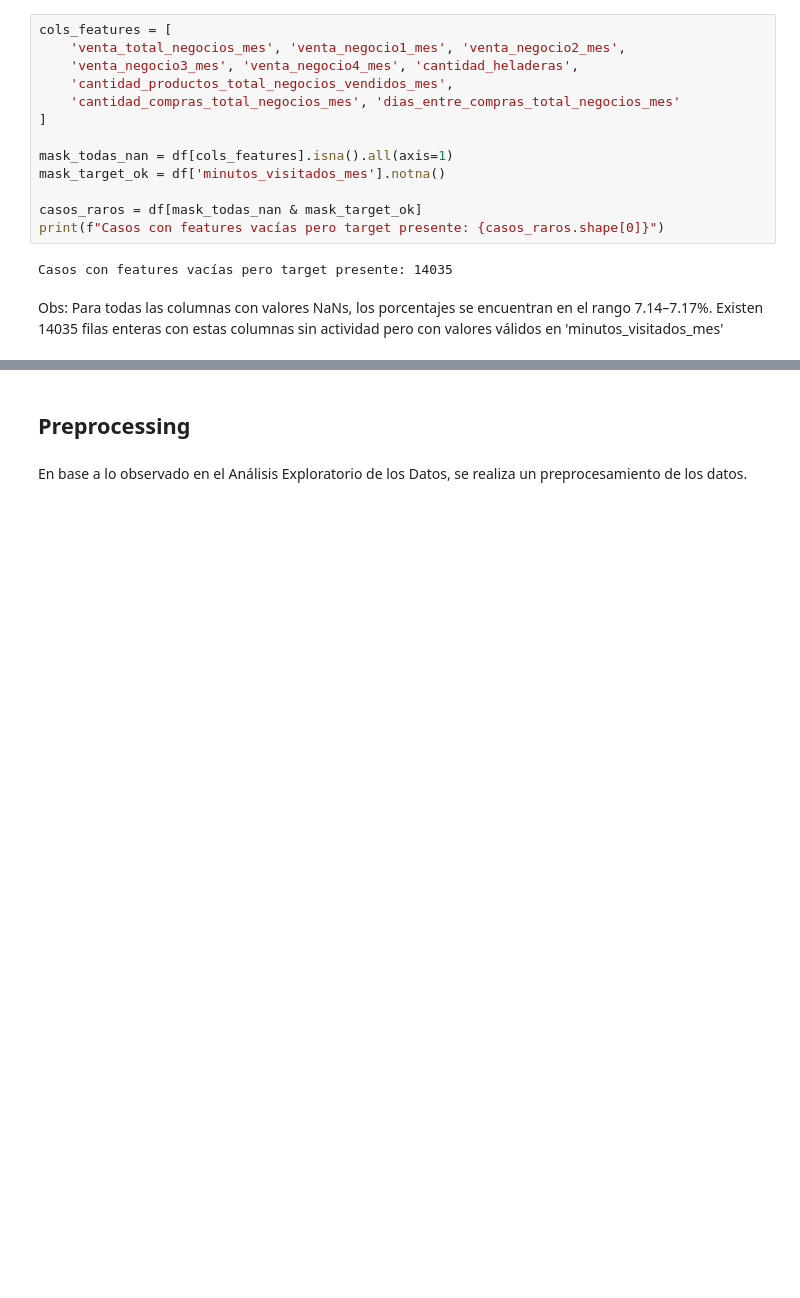
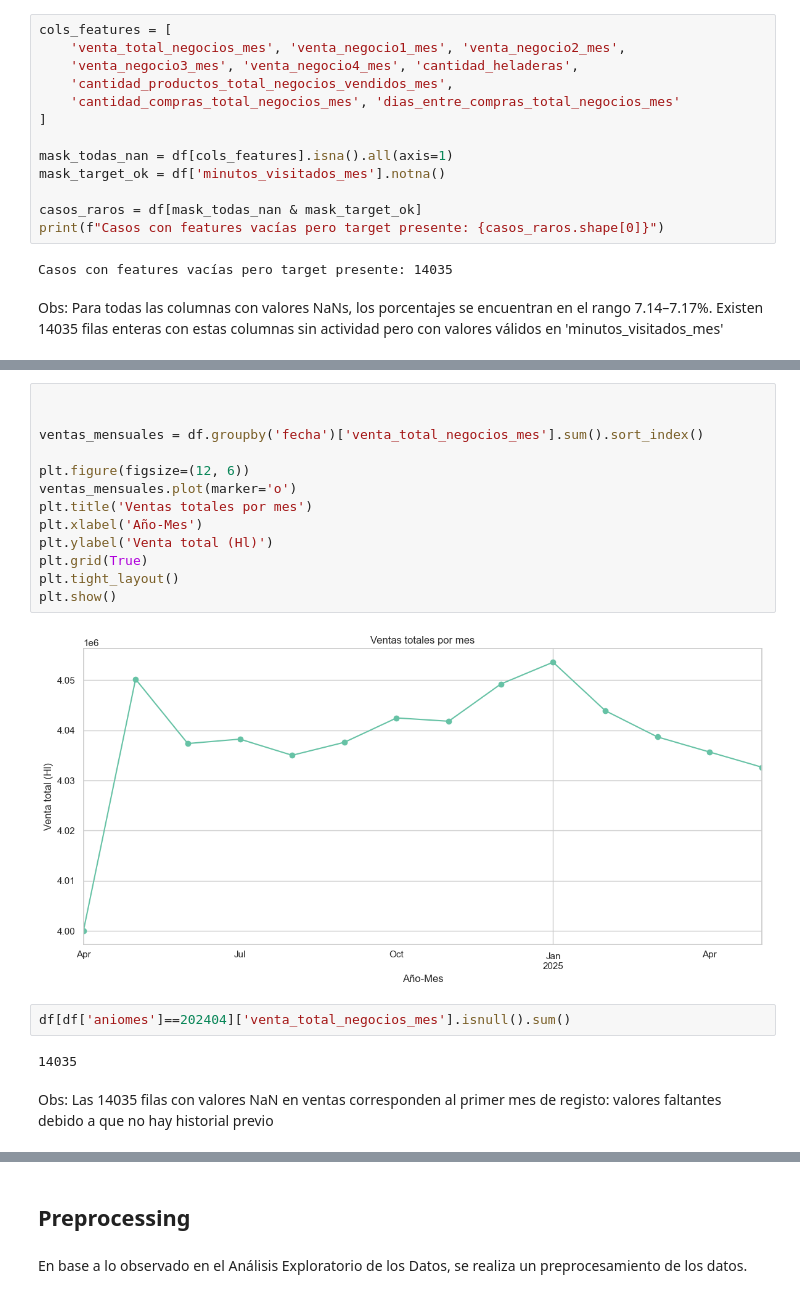
Before and after one commit to msolpera/challenge_quilmes, a Jupyter notebook: notebooks/EDA.ipynb, the cells around one changed output, grey strips where cells are left out. Drawn from its saved outputs; the diff is of its cells as text; blank space fills up the shorter version.

```diff
--- a/notebooks/EDA.ipynb
+++ b/notebooks/EDA.ipynb
@@ -253,3 +266,24 @@ Existen 14035 filas enteras con estas columnas sin actividad pero con valores v
+# %%
+
+
+ventas_mensuales = df.groupby('fecha')['venta_total_negocios_mes'].sum().sort_index()
+
+plt.figure(figsize=(12, 6))
+ventas_mensuales.plot(marker='o')
+plt.title('Ventas totales por mes')
+plt.xlabel('Año-Mes')
+plt.ylabel('Venta total (Hl)')
+plt.grid(True)
+plt.tight_layout()
+plt.show()
+# %% [output]
+[figure, added]
+# %%
+df[df['aniomes']==202404]['venta_total_negocios_mes'].isnull().sum()
+# %% [output]
+14035
+# %% [markdown]
+Obs: Las 14035 filas con valores NaN en ventas corresponden al primer mes de registo: valores faltantes debido a que no hay historial previo
 # %% [markdown]
 ---
 ### Conclusiones del Análisis Exploratorio de los Datos:
```
Also changed, not shown: parts of 8 cells of this notebook, 5 other files.
